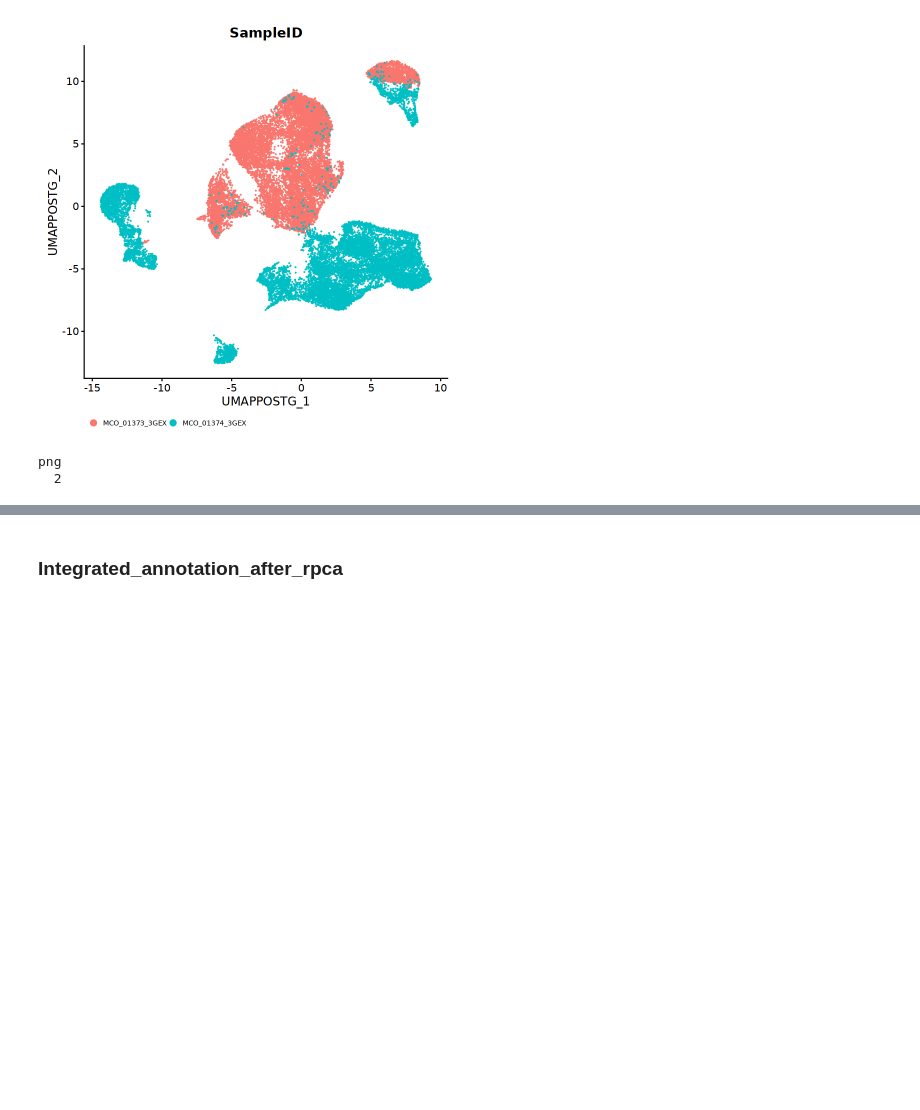
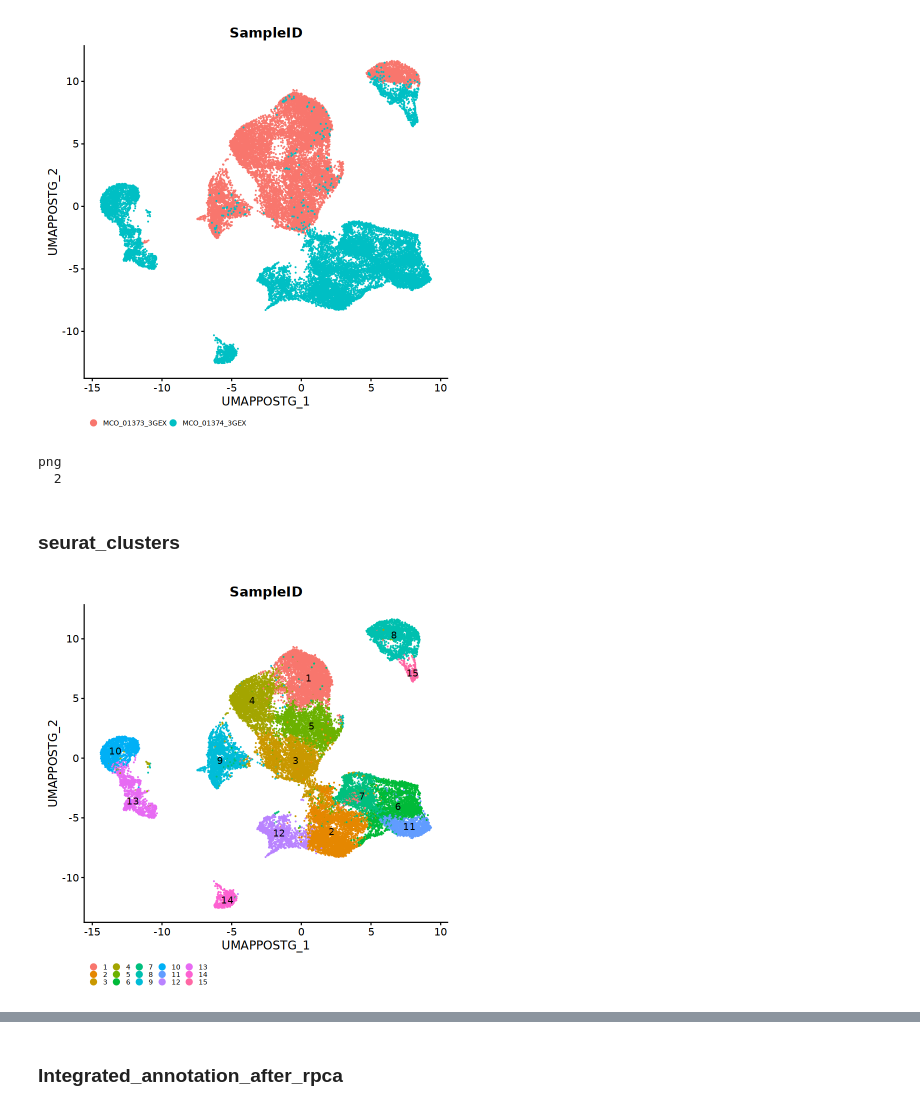
Before and after one commit to manueltar/hESC_MK_scRNAseq_10X, a Jupyter notebook: Jupyter_notebook/Post_G_final_cell_annotation.ipynb, the cells around one changed output, grey strips where cells are left out. Drawn from its saved outputs; the diff is of its cells as text; code cells hidden in the pictures; blank space fills up the shorter version.

```diff
--- a/Jupyter_notebook/Post_G_final_cell_annotation.ipynb
+++ b/Jupyter_notebook/Post_G_final_cell_annotation.ipynb
@@ -973,3 +973,24 @@ dev.off()
 # %% [output]
 png
   2
+# %% [markdown]
+### seurat_clusters
+# %%
+p3 <- DimPlot(adata, reduction = "UMAP_POST_G", group.by = "seurat_clusters",
+              label = TRUE)
+
+p3<-p3+
+    ggtitle("SampleID")+
+    theme(legend.title = element_blank(),
+                  legend.text = element_text(size=8, color="black", family="sans"),
+                  legend.key.size = unit(0.25, 'cm'), #change legend key size
+                  legend.key.height = unit(0.25, 'cm'), #change legend key height
+                  legend.key.width = unit(0.25, 'cm'), #change legend key width
+                  legend.position="bottom")+
+            guides(fill=guide_legend(nrow=5,byrow=TRUE))
+
+p3
+
+#LabelClusters(p3, id = "Integrated_annotation_after_rpca",  fontface = "bold", color = "black")+
+# %% [output]
+[figure, added]
```
Also changed, not shown: parts of 2 cells of this notebook.
